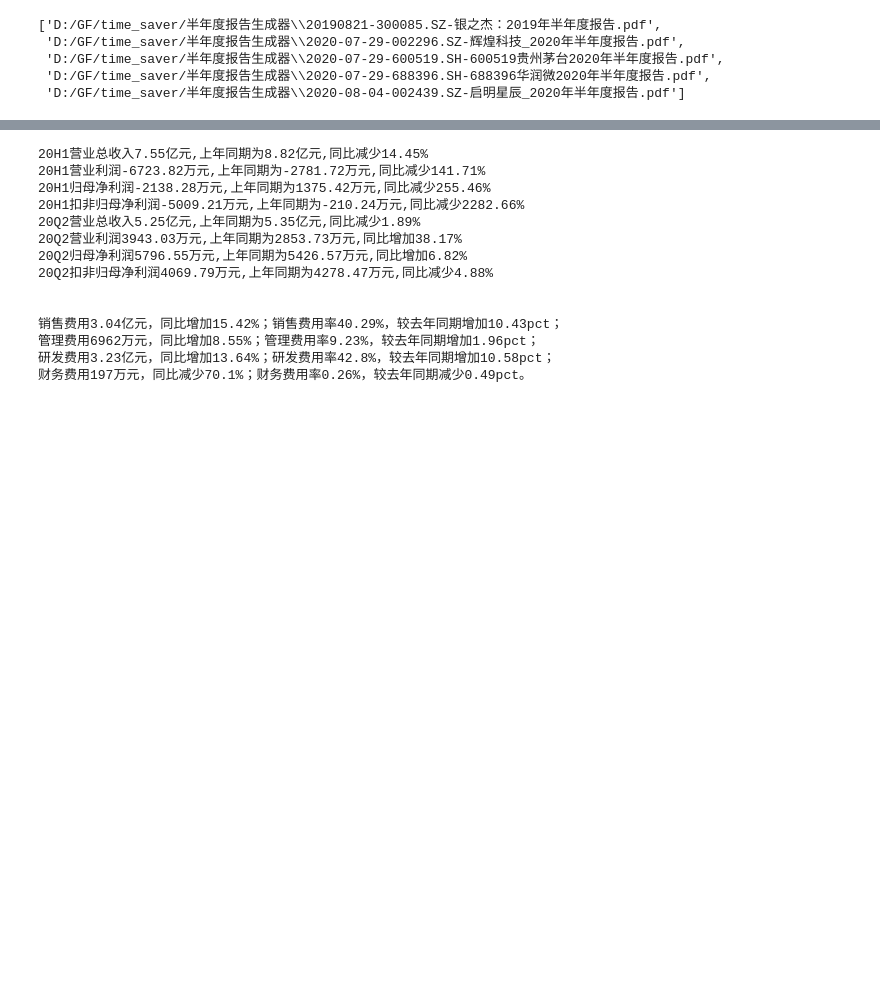
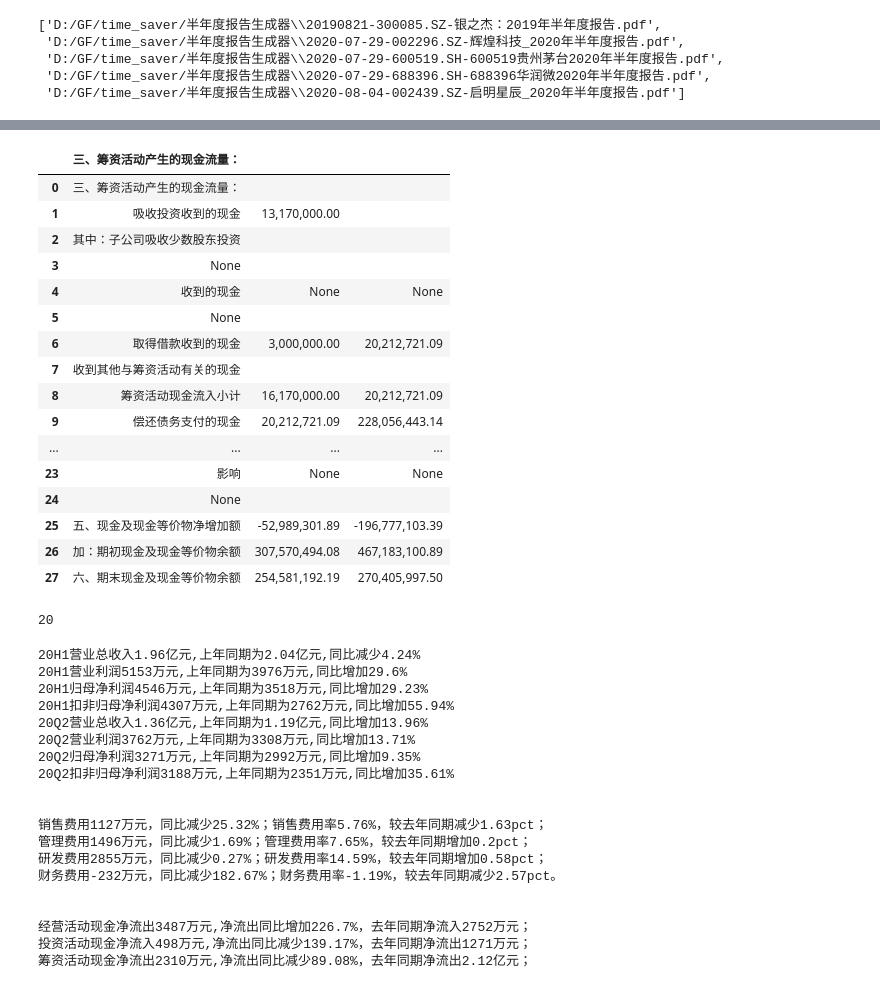
Before and after one commit to spongybobb/-, a Jupyter notebook: 半年度报告生成器/半年度报告单摘.ipynb, the cells around one changed output, grey strips where cells are left out. Cells and saved outputs as stored; diff of their text form; code cells hidden in the pictures; blank space fills up the shorter version.

```diff
--- a/半年度报告生成器/半年度报告单摘.ipynb
+++ b/半年度报告生成器/半年度报告单摘.ipynb
@@ -508,0 +566,4 @@ rateline4 = "财务费用" + mc(finex_this) + "，同比" + updown_ex[3] + str(a
+# %%
+p3c = pdf.pages[page_num3_c]
+table3c = p3c.extract_tables() #多个表格
+table3c[0]
@@ -508,0 +588,28 @@ rateline4 = "财务费用" + mc(finex_this) + "，同比" + updown_ex[3] + str(a
+# %%
+# 把表格装进dataframe
+df3a = pd.DataFrame(table3a, columns=table3a[0])
+if np.size(table3c) < 3:
+    df3c = pd.DataFrame(table3c[0], columns=table3c[0][0])
+else:
+    df3c = pd.DataFrame(table3c, columns=table3c[0])
+
+
+df3c
+# %% [output]
+|  | 三、筹资活动产生的现金流量： |  |  |
+| 0 | 三、筹资活动产生的现金流量： |  |  |
+| 1 | 吸收投资收到的现金 | 13,170,000.00 |  |
+| 2 | 其中：子公司吸收少数股东投资 |  |  |
+| 3 | None |  |  |
+| 4 | 收到的现金 | None | None |
+| 5 | None |  |  |
+| 6 | 取得借款收到的现金 | 3,000,000.00 | 20,212,721.09 |
+| 7 | 收到其他与筹资活动有关的现金 |  |  |
+| 8 | 筹资活动现金流入小计 | 16,170,000.00 | 20,212,721.09 |
+| 9 | 偿还债务支付的现金 | 20,212,721.09 | 228,056,443.14 |
+| ... | ... | ... | ... |
+| 23 | 影响 | None | None |
+| 24 | None |  |  |
+| 25 | 五、现金及现金等价物净增加额 | -52,989,301.89 | -196,777,103.39 |
+| 26 | 加：期初现金及现金等价物余额 | 307,570,494.08 | 467,183,100.89 |
+| 27 | 六、期末现金及现金等价物余额 | 254,581,192.19 | 270,405,997.50 |
@@ -508,0 +659,4 @@ rateline4 = "财务费用" + mc(finex_this) + "，同比" + updown_ex[3] + str(a
+# %%
+loc3c
+# %% [output]
+20
@@ -523,18 +741,28 @@ print(rateline2)
 print(rateline3)
 print(rateline4)
 print('\n')
+#现金输出
+print(cashline1)
+print(cashline2)
+print(cashline3)
+print('\n')
 # %% [output]
-20H1营业总收入7.55亿元,上年同期为8.82亿元,同比减少14.45%
-20H1营业利润-6723.82万元,上年同期为-2781.72万元,同比减少141.71%
-20H1归母净利润-2138.28万元,上年同期为1375.42万元,同比减少255.46%
-20H1扣非归母净利润-5009.21万元,上年同期为-210.24万元,同比减少2282.66%
-20Q2营业总收入5.25亿元,上年同期为5.35亿元,同比减少1.89%
-20Q2营业利润3943.03万元,上年同期为2853.73万元,同比增加38.17%
-20Q2归母净利润5796.55万元,上年同期为5426.57万元,同比增加6.82%
-20Q2扣非归母净利润4069.79万元,上年同期为4278.47万元,同比减少4.88%
+20H1营业总收入1.96亿元,上年同期为2.04亿元,同比减少4.24%
+20H1营业利润5153万元,上年同期为3976万元,同比增加29.6%
+20H1归母净利润4546万元,上年同期为3518万元,同比增加29.23%
+20H1扣非归母净利润4307万元,上年同期为2762万元,同比增加55.94%
+20Q2营业总收入1.36亿元,上年同期为1.19亿元,同比增加13.96%
+20Q2营业利润3762万元,上年同期为3308万元,同比增加13.71%
+20Q2归母净利润3271万元,上年同期为2992万元,同比增加9.35%
+20Q2扣非归母净利润3188万元,上年同期为2351万元,同比增加35.61%
 
 
-销售费用3.04亿元，同比增加15.42%；销售费用率40.29%，较去年同期增加10.43pct；
-管理费用6962万元，同比增加8.55%；管理费用率9.23%，较去年同期增加1.96pct；
-研发费用3.23亿元，同比增加13.64%；研发费用率42.8%，较去年同期增加10.58pct；
-财务费用197万元，同比减少70.1%；财务费用率0.26%，较去年同期减少0.49pct。
+销售费用1127万元，同比减少25.32%；销售费用率5.76%，较去年同期减少1.63pct；
+管理费用1496万元，同比减少1.69%；管理费用率7.65%，较去年同期增加0.2pct；
+研发费用2855万元，同比减少0.27%；研发费用率14.59%，较去年同期增加0.58pct；
+财务费用-232万元，同比减少182.67%；财务费用率-1.19%，较去年同期减少2.57pct。
+
+
+经营活动现金净流出3487万元,净流出同比增加226.7%，去年同期净流入2752万元；
+投资活动现金净流入498万元,净流出同比减少139.17%，去年同期净流出1271万元；
+筹资活动现金净流出2310万元,净流出同比减少89.08%，去年同期净流出2.12亿元；
```
Also changed, not shown: parts of 20 cells of this notebook.
